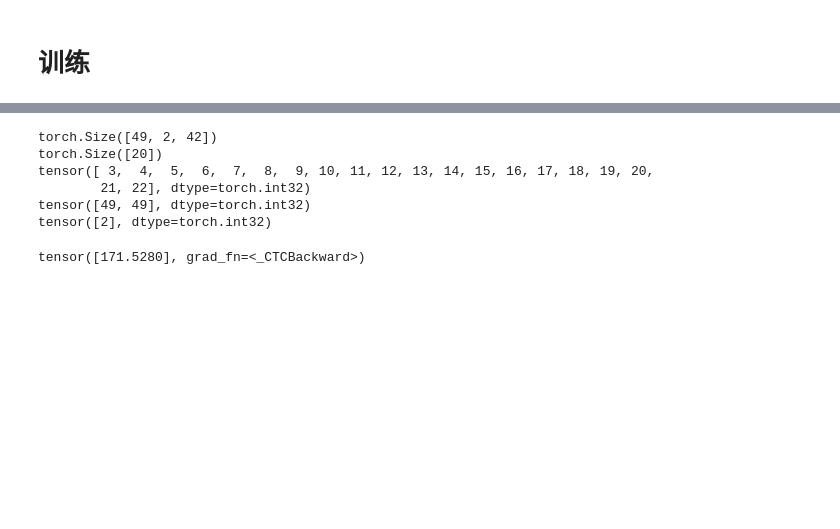
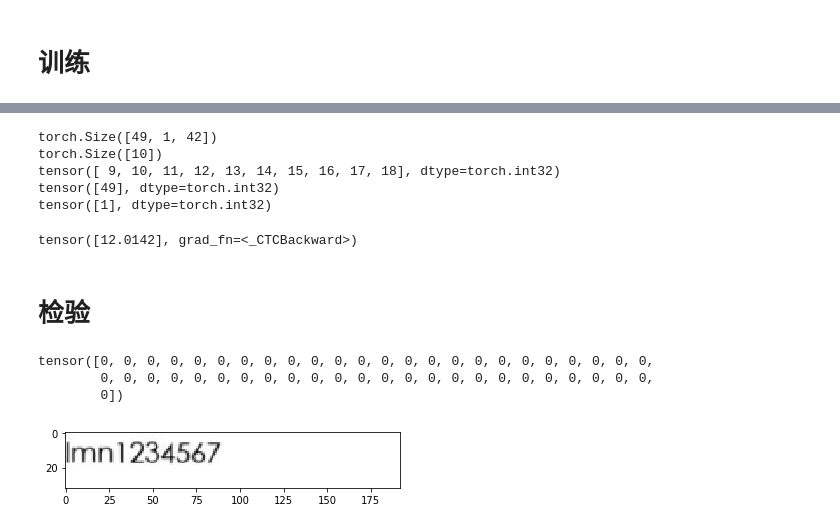
Before and after one commit to hecongziyu/myproject, a Jupyter notebook: OCR/cn ocr.ipynb, the cells around one changed output, grey strips where cells are left out. Saved outputs shown, nothing was run; the diff lists cells and outputs as text; code cells hidden in the pictures; blank space fills up the shorter version.

```diff
--- a/OCR/cn ocr.ipynb
+++ b/OCR/cn ocr.ipynb
@@ -21,7 +23,7 @@ ds.main_create_data()
 import lib.data.lmdb_dataset as lds
 import torch
 train_path = '/home/hecong/temp/data/ocr/lmdb'
-batchSize = 2
+batchSize = 1
 sampler = None
 workers = 1
 imgH = 32
@@ -31,7 +33,7 @@ train_dataset = lds.lmdbDataset(root=train_path)
 train_loader = torch.utils.data.DataLoader(
     train_dataset,
     batch_size=batchSize,
-    shuffle=False,
+    shuffle=True,
     sampler=sampler,
     num_workers=int(workers),
     collate_fn=lds.alignCollate(imgH=imgH, imgW=imgW, keep_ratio=True))
@@ -167,7 +169,8 @@ nclass = len(c.alphabet) + 1
 nc = 1
 lr = 0.001
 beta1=0.5
-EPOCH = 1000
+MOMENTUM = 0.9
+EPOCH = 50
 
 
 
@@ -186,14 +189,17 @@ image = torch.FloatTensor(batchSize, 3, imgH, imgH)
 text = torch.IntTensor(batchSize * 5)
 length = torch.IntTensor(batchSize)
 
-optimizer = optim.Adam(
-    crnn.parameters(), lr=lr, betas=(beta1, 0.999))
+# optimizer = optim.Adam(
+#     crnn.parameters(), lr=lr, betas=(beta1, 0.999))
+optimizer = optim.SGD(
+    crnn.parameters(), lr=lr, momentum=MOMENTUM)
 
 for epoch in range(EPOCH):
     for step,(t_image,t_label) in enumerate(train_loader):
         batch_size = t_image.size(0)
         utils.loadData(image, t_image)
         t, l = converter.encode(t_label)
+        l = torch.IntTensor([len(t)])
         utils.loadData(text, t)
         utils.loadData(length, l)
 
@@ -248,6 +235,6 @@ KeyboardInterrupt:
 # %%
 # preds_size = torch.IntTensor([49])
-# length = torch.IntTensor([49])
+# length = torch.IntTensor([2])
 print(preds.size())
 print(text.size())
 print(text)
@@ -261,12 +248,13 @@ criterion(preds, text, preds_size, length)
 # prob sizes -->tensor([2], dtype=torch.int32)
 # label sizes -->tensor([2], dtype=torch.int32)
 # %% [output]
-torch.Size([49, 2, 42])
-torch.Size([20])
-tensor([ 3,  4,  5,  6,  7,  8,  9, 10, 11, 12, 13, 14, 15, 16, 17, 18, 19, 20,
-        21, 22], dtype=torch.int32)
-tensor([49, 49], dtype=torch.int32)
-tensor([2], dtype=torch.int32)
+torch.Size([49, 1, 42])
+torch.Size([10])
+tensor([ 9, 10, 11, 12, 13, 14, 15, 16, 17, 18], dtype=torch.int32)
+tensor([49], dtype=torch.int32)
+tensor([1], dtype=torch.int32)
-tensor([171.5280], grad_fn=<_CTCBackward>)
+tensor([12.0142], grad_fn=<_CTCBackward>)
 # %%
 torch.save(crnn.state_dict(), '/home/hecong/temp/data/ocr/simple_ocr.pkl')
+# %% [markdown]
+# 检验
@@ -272,0 +289,25 @@ torch.save(crnn.state_dict(), '/home/hecong/temp/data/ocr/simple_ocr.pkl')
+# %%
+import cv2
+import numpy as np
+import matplotlib.pyplot as plt
+
+
+preds = preds_s.clone()
+# print(preds[0][0])
+preds = preds.permute(1,0,2)
+_,preds = preds.max(2)
+preds = preds.view(-1)
+print(preds)
+preds_size = Variable(torch.IntTensor([preds_s.size(0)]))
+sim_preds = converter.decode(preds.data, preds_size.data, raw=False)
+
+print(sim_preds)
+image_0 = v_image[0][0]
+image_0 = image_0.numpy()
+plt.imshow(image_0,'gray')
+plt.show()
+# %% [output]
+tensor([0, 0, 0, 0, 0, 0, 0, 0, 0, 0, 0, 0, 0, 0, 0, 0, 0, 0, 0, 0, 0, 0, 0, 0,
+        0, 0, 0, 0, 0, 0, 0, 0, 0, 0, 0, 0, 0, 0, 0, 0, 0, 0, 0, 0, 0, 0, 0, 0,
+        0])
+[figure, added]
```
Also changed, not shown: parts of 3 cells of this notebook, 3 other files.
